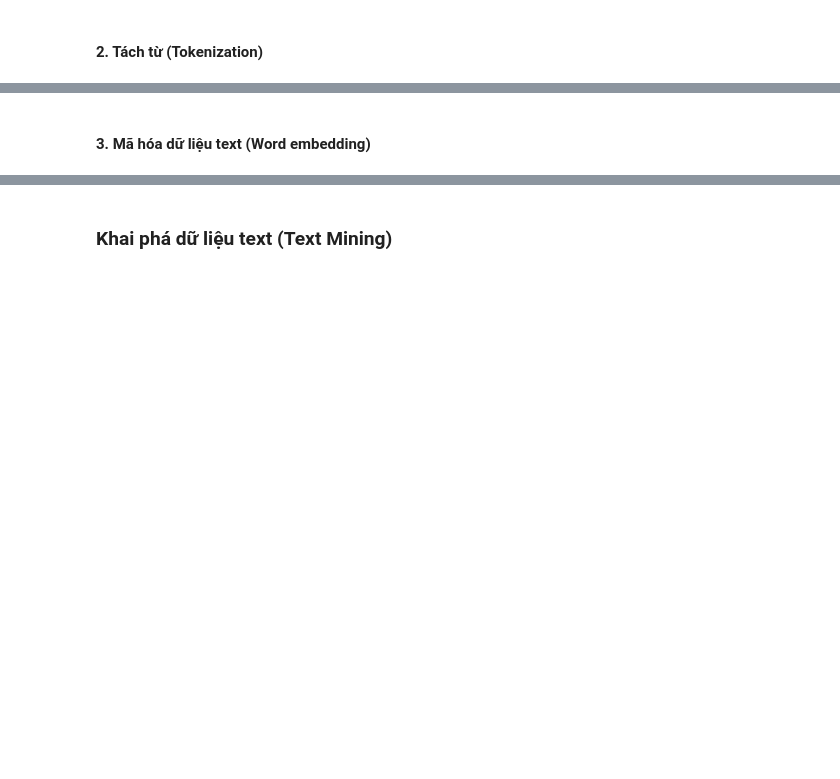
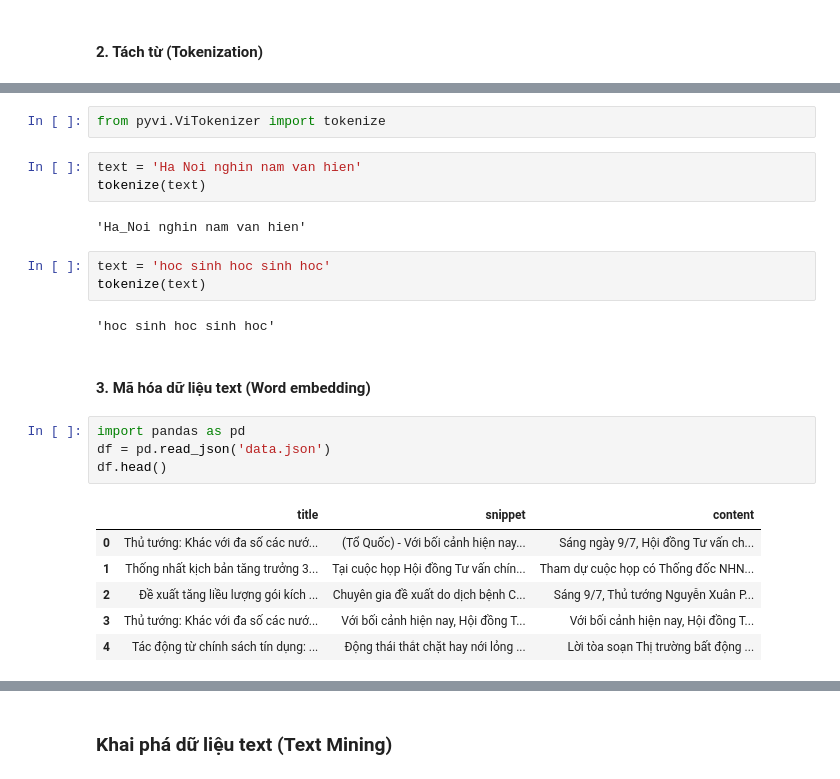
Before and after one commit to chang99729/py34sa3l2, a Jupyter notebook: Lecture 10/nlp.ipynb, the cells around one changed output, grey strips where cells are left out. Cells and saved outputs as stored; diff of their text form; blank space fills up the shorter version.

```diff
--- a/Lecture 10/nlp.ipynb
+++ b/Lecture 10/nlp.ipynb
@@ -65,2 +268,25 @@ Error:
+# %%
+from pyvi.ViTokenizer import tokenize
+# %%
+text = 'Ha Noi nghin nam van hien'
+tokenize(text)
+# %% [output]
+'Ha_Noi nghin nam van hien'
+# %%
+text = 'hoc sinh hoc sinh hoc'
+tokenize(text)
+# %% [output]
+'hoc sinh hoc sinh hoc'
 # %% [markdown]
 #### 3. Mã hóa dữ liệu text (Word embedding)
+# %%
+import pandas as pd
+df = pd.read_json('data.json')
+df.head()
+# %% [output]
+|  | title | snippet | content |
+| 0 | Thủ tướng: Khác với đa số các nướ... | (Tổ Quốc) - Với bối cảnh hiện nay... | Sáng ngày 9/7, Hội đồng Tư vấn ch... |
+| 1 | Thống nhất kịch bản tăng trưởng 3... | Tại cuộc họp Hội đồng Tư vấn chín... | Tham dự cuộc họp có Thống đốc NHN... |
+| 2 | Đề xuất tăng liều lượng gói kích ... | Chuyên gia đề xuất do dịch bệnh C... | Sáng 9/7, Thủ tướng Nguyễn Xuân P... |
+| 3 | Thủ tướng: Khác với đa số các nướ... | Với bối cảnh hiện nay, Hội đồng T... | Với bối cảnh hiện nay, Hội đồng T... |
+| 4 | Tác động từ chính sách tín dụng: ... | Động thái thắt chặt hay nới lỏng ... | Lời tòa soạn Thị trường bất động ... |
```
Also changed, not shown: parts of 44 cells of this notebook.
